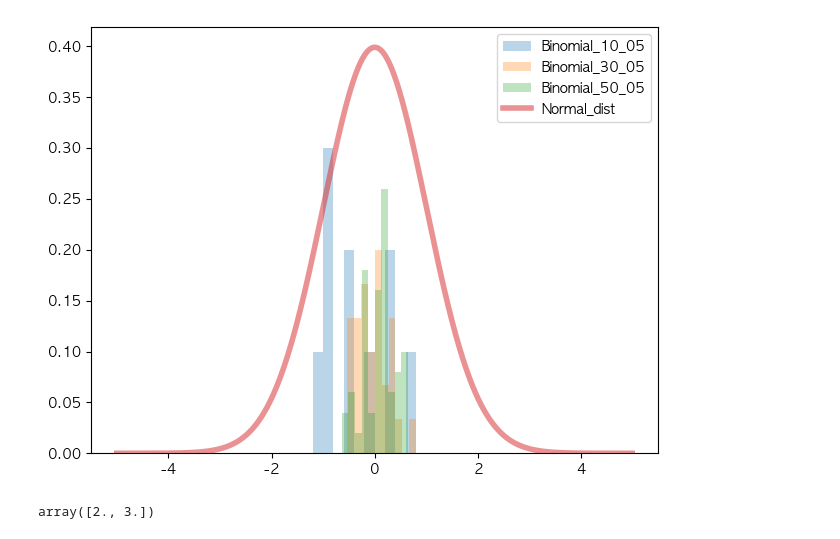
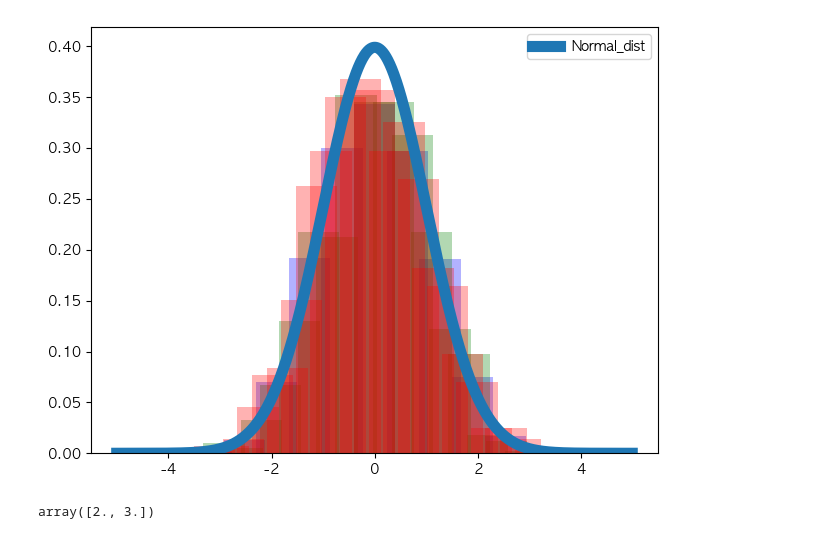
Before and after one commit to portion-jack/UOS_statistic_programming, a Jupyter notebook: statistic_programming/hw/hw_9.ipynb, the cells around one changed output. Drawn from its saved outputs; the diff is of its cells as text; code cells hidden in the pictures.

```diff
--- a/statistic_programming/hw/hw_9.ipynb
+++ b/statistic_programming/hw/hw_9.ipynb
@@ -31,22 +33,36 @@ standard_deviance : 9.992789805470467
 # %%
-bi_10_05=np.random.binomial(10,0.5,10)
-bi_30_05=np.random.binomial(30,0.5,30)
-bi_50_05=np.random.binomial(50,0.5,50)
+from collections import Counter
+bi_10_05=np.random.binomial(10,0.5,1000)
+bi_30_05=np.random.binomial(30,0.5,1000)
+bi_50_05=np.random.binomial(50,0.5,1000)
+
+_bi_10_05=Counter(bi_10_05)
+_bi_30_05=Counter(bi_30_05)
+_bi_50_05=Counter(bi_50_05)
 # %%
-plt.hist((bi_10_05 -5)/(2.5),alpha=0.3,label='Binomial_10_05',weights=np.zeros_like(bi_10_05)+1./bi_10_05.size)
-plt.hist((bi_30_05 -15)/(7.5),alpha=0.3,label='Binomial_30_05',weights=np.zeros_like(bi_30_05)+1./bi_30_05.size)
-plt.hist((bi_50_05 -25)/(12.5),alpha=0.3,label='Binomial_50_05',weights=np.zeros_like(bi_50_05)+1./bi_50_05.size)
+for k,v in zip(dict(_bi_10_05).keys(),dict(_bi_10_05).values()):
+    plt.bar((k-5)/(2.5)**(0.5),
+            1.5*v/sum(_bi_10_05.values()),color='b',alpha=0.3)
+
+for k,v in zip(dict(_bi_30_05).keys(),dict(_bi_30_05).values()):
+    plt.bar((k-15)/(7.5)**(0.5),
+            2.5*v/sum(_bi_30_05.values()),color='g',alpha=0.3)
+
+for k,v in zip(dict(_bi_50_05).keys(),dict(_bi_50_05).values()):
+    plt.bar((k-25)/(12.5)**(0.5),
+            3.5*v/sum(_bi_50_05.values()),color='r',alpha=0.3)
 
 mean = 0; std = 1; variance = np.square(std)
 x = np.arange(-5,5,.01)
 f = np.exp(-np.square(x-mean)/2*variance)/(np.sqrt(2*np.pi*variance))
-plt.plot(x,f,lw=4,alpha=0.5,label='Normal_dist')
+
+plt.plot(x,f,lw=8,alpha=1,label='Normal_dist')
 
 plt.tight_layout()
 plt.legend()
 plt.show()
 # %% [output]
-[figure, old version]
+[figure, new version]
 # %%
 '''
 3x + 1y = 9
```
Also changed, not shown: parts of 2 cells of this notebook, 10 other files.
